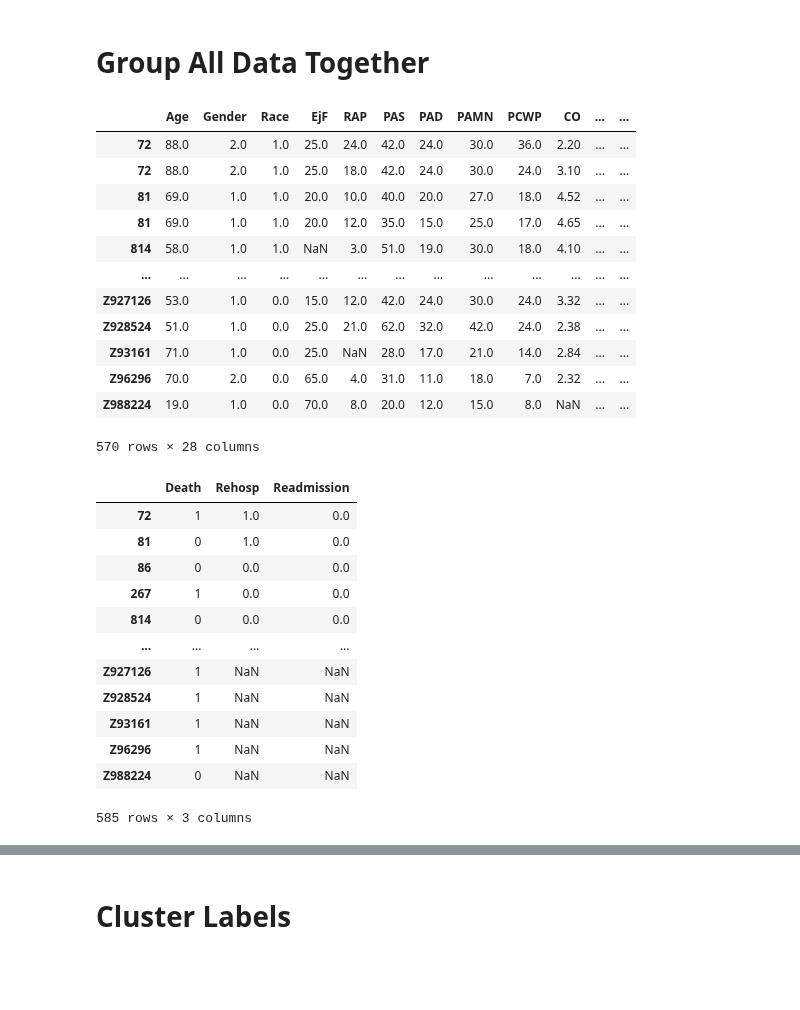
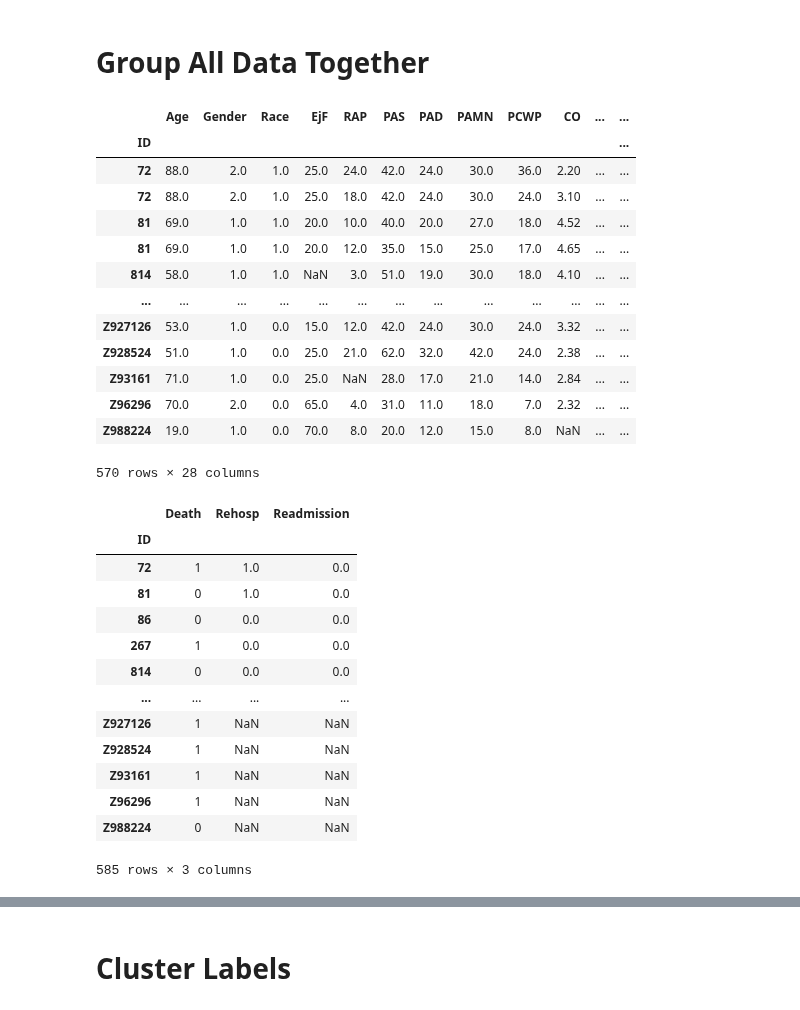
Before and after one commit to jozieLamp/CARNA, a Jupyter notebook: Group Cluster Create Score Labels.ipynb, the cells around one changed output, grey strips where cells are left out. Drawn from its saved outputs; the diff is of its cells as text; code cells hidden in the pictures; blank space fills up the shorter version.

```diff
--- a/Group Cluster Create Score Labels.ipynb
+++ b/Group Cluster Create Score Labels.ipynb
@@ -54,9 +54,11 @@ allDataModelName = 'Cluster_AC_AllData'
 # Group All Data Together
 # %%
 hemoOrig = escapeHemo.append(cardShockHemo)
+hemoOrig.index.name = 'ID'
 hemoOrig
 # %% [output]
 |  | Age | Gender | Race | EjF | RAP | PAS | PAD | PAMN | PCWP | CO | ... | ... |
+| ID |  |  |  |  |  |  |  |  |  |  |  | ... |
 | 72 | 88.0 | 2.0 | 1.0 | 25.0 | 24.0 | 42.0 | 24.0 | 30.0 | 36.0 | 2.20 | ... | ... |
 | 72 | 88.0 | 2.0 | 1.0 | 25.0 | 18.0 | 42.0 | 24.0 | 30.0 | 24.0 | 3.10 | ... | ... |
 | 81 | 69.0 | 1.0 | 1.0 | 20.0 | 10.0 | 40.0 | 20.0 | 27.0 | 18.0 | 4.52 | ... | ... |
@@ -71,9 +73,11 @@ hemoOrig
 570 rows × 28 columns
 # %%
 hemoLabels = escapeLabels.append(cardShockHemoLabels)
+hemoLabels.index.name = 'ID'
 hemoLabels
 # %% [output]
 |  | Death | Rehosp | Readmission |
+| ID |  |  |  |
 | 72 | 1 | 1.0 | 0.0 |
 | 81 | 0 | 1.0 | 0.0 |
 | 86 | 0 | 0.0 | 0.0 |
```
Also changed, not shown: parts of 14 cells of this notebook, 28 other files.
